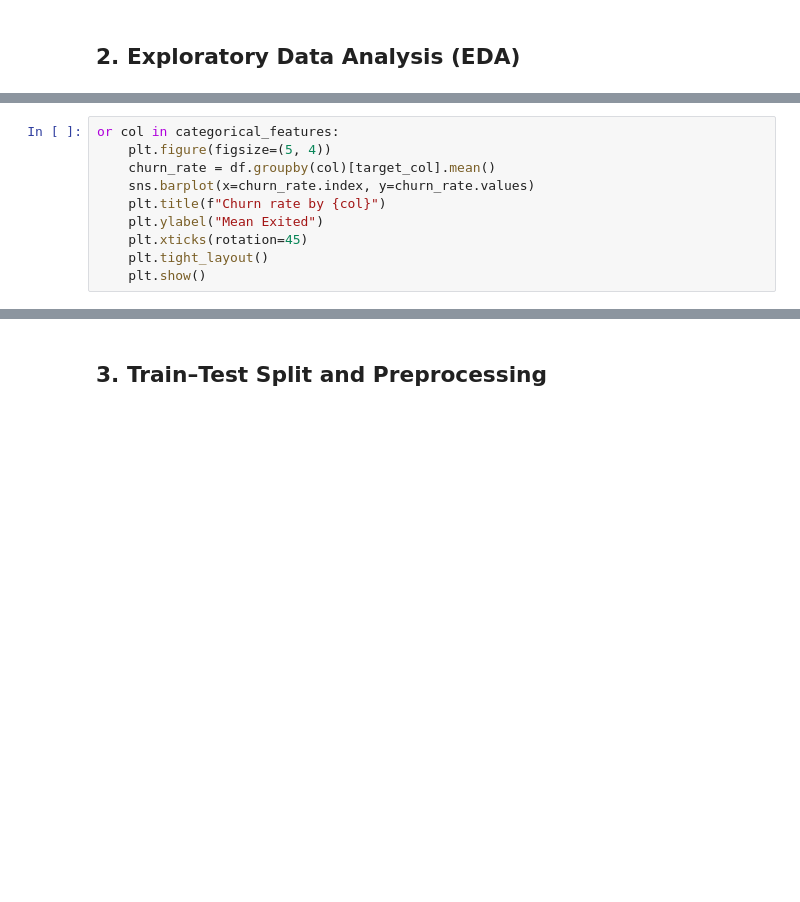
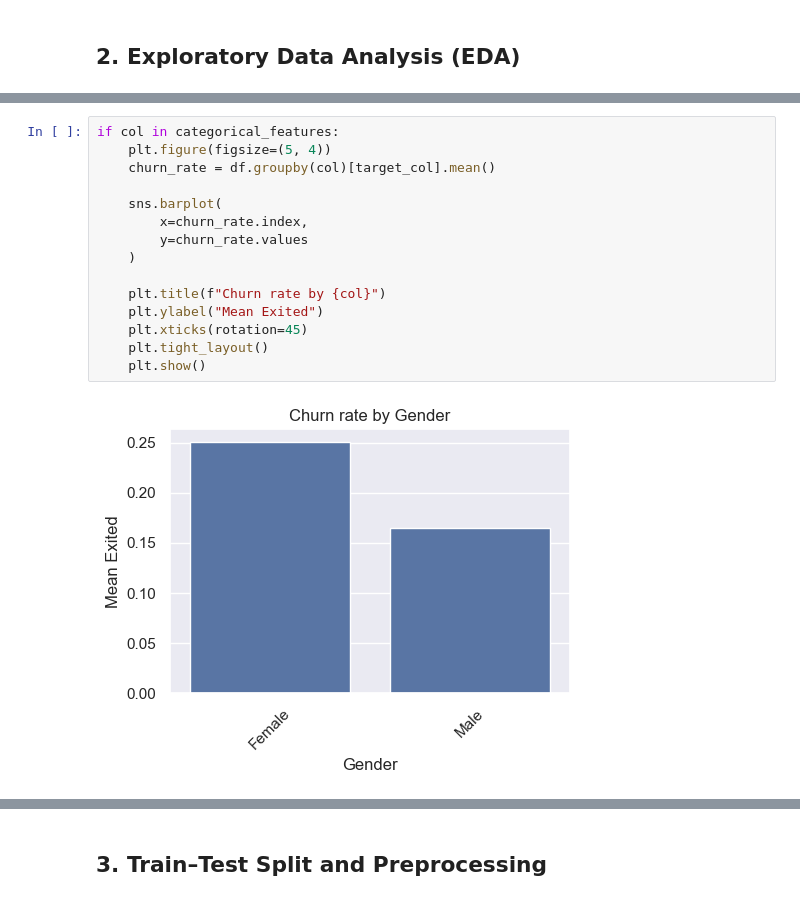
Before and after one commit to mj-e-boc/ban-churn-xai, a Jupyter notebook: notebooks/churn_xai.ipynb, the cells around one changed output, grey strips where cells are left out. Saved outputs shown, nothing was run; the diff lists cells and outputs as text; blank space fills up the shorter version.

```diff
--- a/notebooks/churn_xai.ipynb
+++ b/notebooks/churn_xai.ipynb
@@ -104,13 +169,20 @@ for col in categorical_features:
 # %%
-or col in categorical_features:
+if col in categorical_features:
     plt.figure(figsize=(5, 4))
     churn_rate = df.groupby(col)[target_col].mean()
-    sns.barplot(x=churn_rate.index, y=churn_rate.values)
+
+    sns.barplot(
+        x=churn_rate.index,
+        y=churn_rate.values
+    )
+
     plt.title(f"Churn rate by {col}")
     plt.ylabel("Mean Exited")
     plt.xticks(rotation=45)
     plt.tight_layout()
     plt.show()
+# %% [output]
+[figure, added]
 # %%
 for col in numeric_features[:6]:
     plt.figure(figsize=(5, 4))
```
Also changed, not shown: parts of 29 cells of this notebook, 2 other files.
